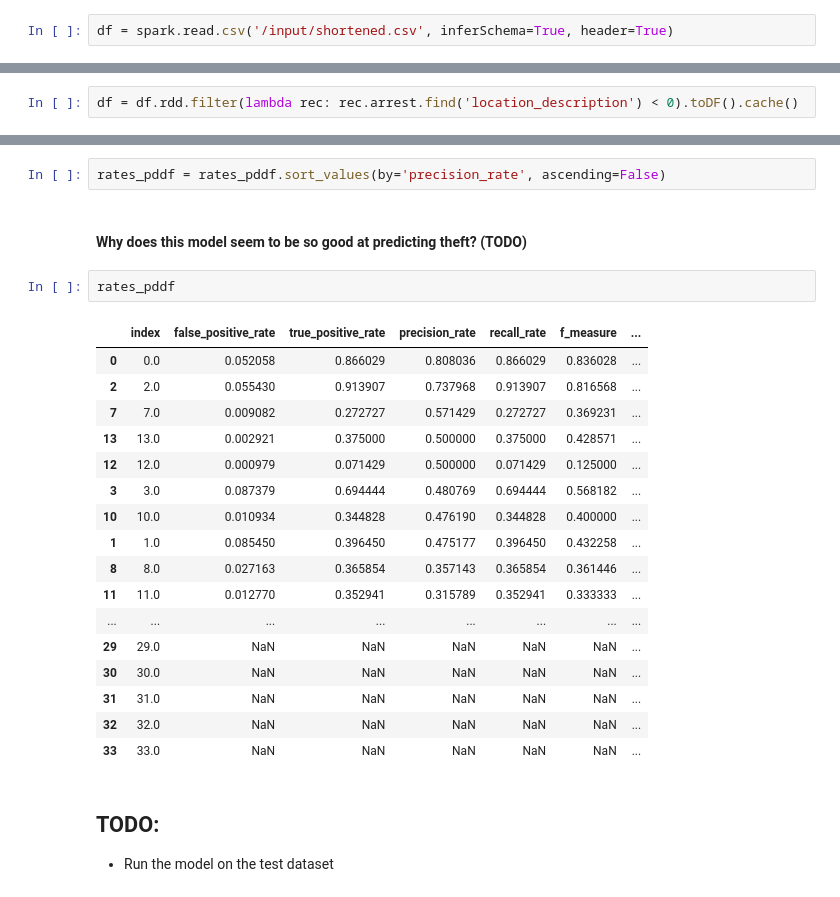
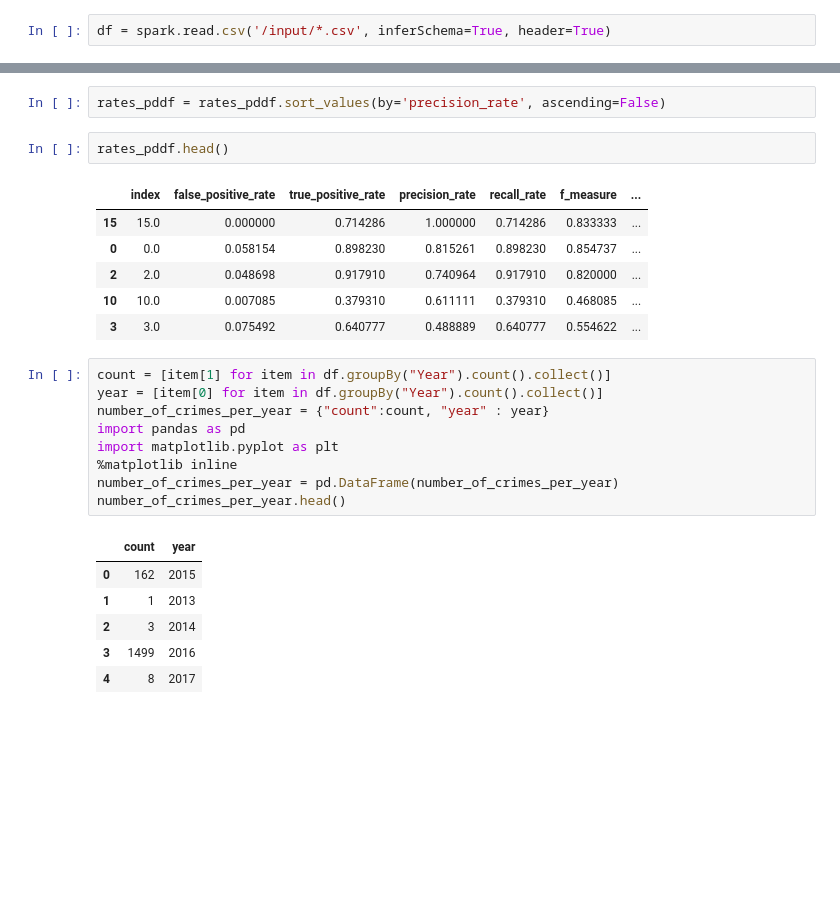
Before and after one commit to arpitnigam45/Chicago_crimes, a Jupyter notebook: chicago-crime-data-on-spark.ipynb, the cells around one changed output, grey strips where cells are left out. Saved outputs shown, nothing was run; the diff lists cells and outputs as text; blank space fills up the shorter version.

```diff
--- a/chicago-crime-data-on-spark.ipynb
+++ b/chicago-crime-data-on-spark.ipynb
@@ -134,7 +130,7 @@ total 1.9G
 
 Using the Spark's csv reader to parse the files. It processes multiple files and returns a single data frame:
 # %%
-df = spark.read.csv('/input/shortened.csv', inferSchema=True, header=True)
+df = spark.read.csv('/input/*.csv', inferSchema=True, header=True)
 # %%
 # Caching this data frame as it's going to be read over and over again
 df = df.cache()
@@ -164,5 +160,3 @@ root
 # %%
 for h in header_dics:
     df = df.withColumnRenamed(h['title'], h['header'])
-# %%
-df = df.rdd.filter(lambda rec: rec.arrest.find('location_description') < 0).toDF().cache()
@@ -1190,29 +1215,28 @@ for l in train_rdd:
 rates_pddf = pd.DataFrame(list(label_stats.values()))
 # %%
 rates_pddf = rates_pddf.sort_values(by='precision_rate', ascending=False)
-# %% [markdown]
-#### Why does this model seem to be so good at predicting theft? (TODO)
 # %%
-rates_pddf
+rates_pddf.head()
 # %% [output]
 |  | index | false_positive_rate | true_positive_rate | precision_rate | recall_rate | f_measure | ... |
-| 0 | 0.0 | 0.052058 | 0.866029 | 0.808036 | 0.866029 | 0.836028 | ... |
-| 2 | 2.0 | 0.055430 | 0.913907 | 0.737968 | 0.913907 | 0.816568 | ... |
-| 7 | 7.0 | 0.009082 | 0.272727 | 0.571429 | 0.272727 | 0.369231 | ... |
-| 13 | 13.0 | 0.002921 | 0.375000 | 0.500000 | 0.375000 | 0.428571 | ... |
-| 12 | 12.0 | 0.000979 | 0.071429 | 0.500000 | 0.071429 | 0.125000 | ... |
-| 3 | 3.0 | 0.087379 | 0.694444 | 0.480769 | 0.694444 | 0.568182 | ... |
-| 10 | 10.0 | 0.010934 | 0.344828 | 0.476190 | 0.344828 | 0.400000 | ... |
-| 1 | 1.0 | 0.085450 | 0.396450 | 0.475177 | 0.396450 | 0.432258 | ... |
-| 8 | 8.0 | 0.027163 | 0.365854 | 0.357143 | 0.365854 | 0.361446 | ... |
-| 11 | 11.0 | 0.012770 | 0.352941 | 0.315789 | 0.352941 | 0.333333 | ... |
-| ... | ... | ... | ... | ... | ... | ... | ... |
-| 29 | 29.0 | NaN | NaN | NaN | NaN | NaN | ... |
-| 30 | 30.0 | NaN | NaN | NaN | NaN | NaN | ... |
-| 31 | 31.0 | NaN | NaN | NaN | NaN | NaN | ... |
-| 32 | 32.0 | NaN | NaN | NaN | NaN | NaN | ... |
-| 33 | 33.0 | NaN | NaN | NaN | NaN | NaN | ... |
+| 15 | 15.0 | 0.000000 | 0.714286 | 1.000000 | 0.714286 | 0.833333 | ... |
+| 0 | 0.0 | 0.058154 | 0.898230 | 0.815261 | 0.898230 | 0.854737 | ... |
+| 2 | 2.0 | 0.048698 | 0.917910 | 0.740964 | 0.917910 | 0.820000 | ... |
+| 10 | 10.0 | 0.007085 | 0.379310 | 0.611111 | 0.379310 | 0.468085 | ... |
+| 3 | 3.0 | 0.075492 | 0.640777 | 0.488889 | 0.640777 | 0.554622 | ... |
-# %% [markdown]
-## TODO:
-
- * Run the model on the test dataset
+# %%
+count = [item[1] for item in df.groupBy("Year").count().collect()]
+year = [item[0] for item in df.groupBy("Year").count().collect()]
+number_of_crimes_per_year = {"count":count, "year" : year}
+import pandas as pd
+import matplotlib.pyplot as plt
+%matplotlib inline
+number_of_crimes_per_year = pd.DataFrame(number_of_crimes_per_year)
+number_of_crimes_per_year.head()
+# %% [output]
+|  | count | year |
+| 0 | 162 | 2015 |
+| 1 | 1 | 2013 |
+| 2 | 3 | 2014 |
+| 3 | 1499 | 2016 |
+| 4 | 8 | 2017 |
```
Also changed, not shown: parts of 20 cells of this notebook.
